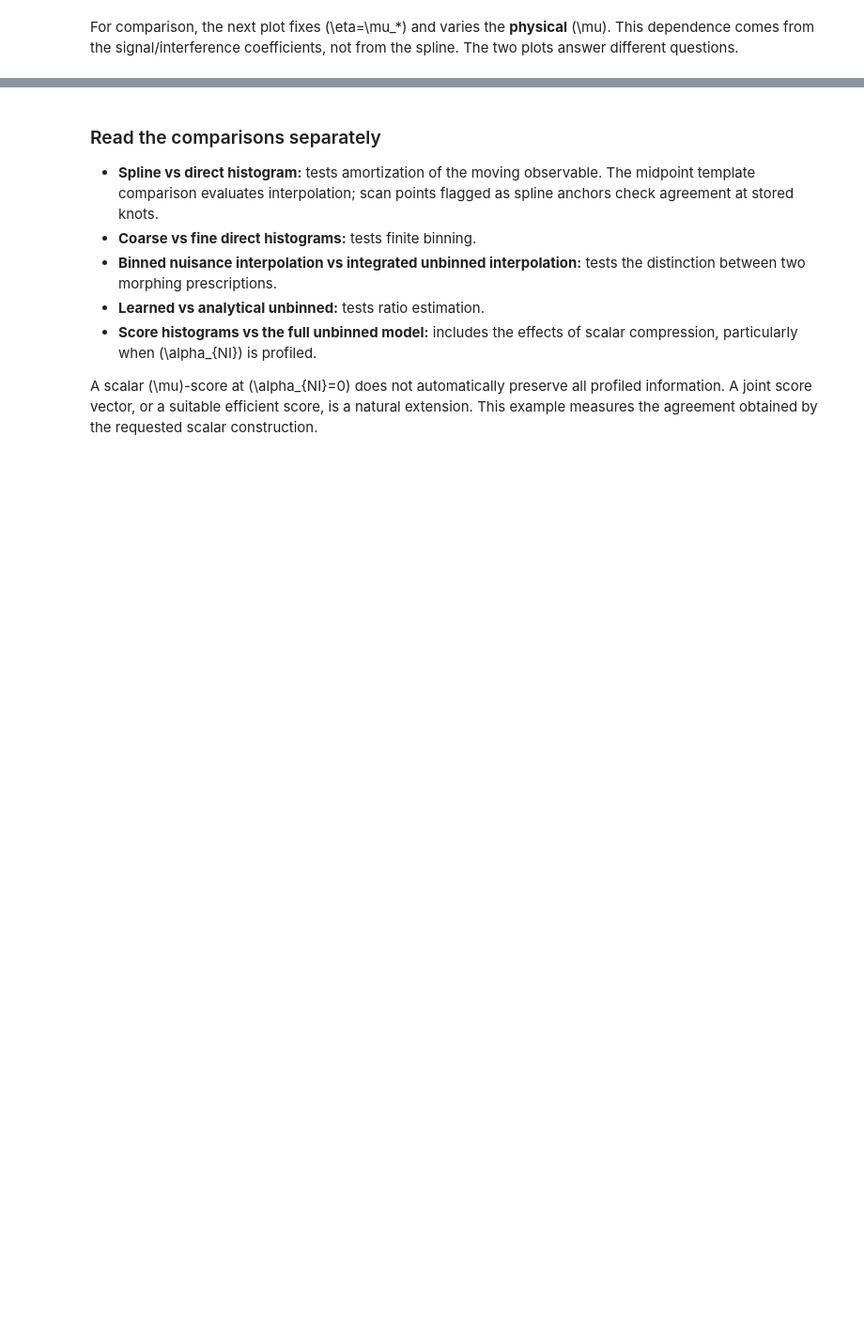
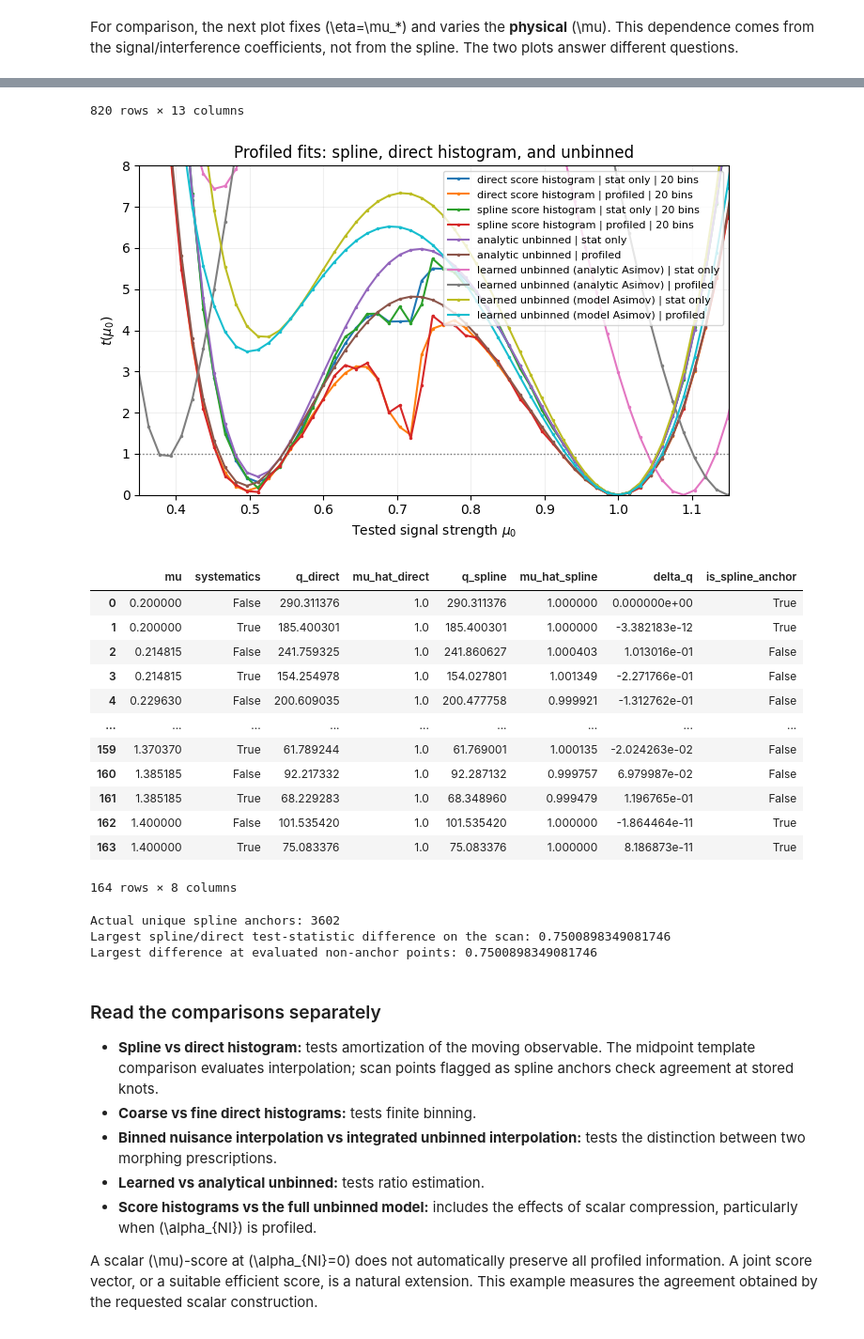
Before and after one commit to rafaellopesdesa/poodemo, a Jupyter notebook: notebooks/05_spline_templates.ipynb, the cells around one changed output, grey strips where cells are left out. Shown at 94% size. Saved outputs shown, nothing was run; the diff lists cells and outputs as text; code cells hidden in the pictures; blank space fills up the shorter version.

```diff
--- a/notebooks/05_spline_templates.ipynb
+++ b/notebooks/05_spline_templates.ipynb
@@ -417,8 +506,8 @@ def plot_scans(frame, title, filename, group_columns=None, *, xlim=None, ylim=No
     return fig
 # %%
 display(splines["scans"])
-SCAN_XLIM = None  # e.g. (0.35, 1.15); None keeps the default x-axis range.
-SCAN_YLIM = None  # e.g. (0, 8); None keeps the default y-axis range.
+SCAN_XLIM = (0.35, 1.15)  # e.g. (0.35, 1.15); None keeps the default x-axis range.
+SCAN_YLIM = (0,8)  # e.g. (0, 8); None keeps the default y-axis range.
 plot_scans(splines["scans"], "Profiled fits: spline, direct histogram, and unbinned", "05_profiled_scans.pdf",
            xlim=SCAN_XLIM, ylim=SCAN_YLIM)
 comparison = splines["comparison"]
@@ -431,3 +520,4 @@ if len(off_grid):
 else:
     print("All evaluated scan points are spline anchors; their agreement does not test interpolation between anchors.")
     print("Inspect the midpoint template-validation table and additional off-grid likelihood checks.")
+# %% [output]
@@ -434,3 +536,21 @@ else:
+820 rows × 13 columns
+[figure, added]
+|  | mu | systematics | q_direct | mu_hat_direct | q_spline | mu_hat_spline | delta_q | is_spline_anchor |
+| 0 | 0.200000 | False | 290.311376 | 1.0 | 290.311376 | 1.000000 | 0.000000e+00 | True |
+| 1 | 0.200000 | True | 185.400301 | 1.0 | 185.400301 | 1.000000 | -3.382183e-12 | True |
+| 2 | 0.214815 | False | 241.759325 | 1.0 | 241.860627 | 1.000403 | 1.013016e-01 | False |
+| 3 | 0.214815 | True | 154.254978 | 1.0 | 154.027801 | 1.001349 | -2.271766e-01 | False |
+| 4 | 0.229630 | False | 200.609035 | 1.0 | 200.477758 | 0.999921 | -1.312762e-01 | False |
+| ... | ... | ... | ... | ... | ... | ... | ... | ... |
+| 159 | 1.370370 | True | 61.789244 | 1.0 | 61.769001 | 1.000135 | -2.024263e-02 | False |
+| 160 | 1.385185 | False | 92.217332 | 1.0 | 92.287132 | 0.999757 | 6.979987e-02 | False |
+| 161 | 1.385185 | True | 68.229283 | 1.0 | 68.348960 | 0.999479 | 1.196765e-01 | False |
+| 162 | 1.400000 | False | 101.535420 | 1.0 | 101.535420 | 1.000000 | -1.864464e-11 | True |
+| 163 | 1.400000 | True | 75.083376 | 1.0 | 75.083376 | 1.000000 | 8.186873e-11 | True |
+164 rows × 8 columns
+Actual unique spline anchors: 3602
+Largest spline/direct test-statistic difference on the scan: 0.7500898349081746
+Largest difference at evaluated non-anchor points: 0.7500898349081746
 # %% [markdown]
 ### Read the comparisons separately
 
```
Also changed, not shown: parts of 7 cells of this notebook.
